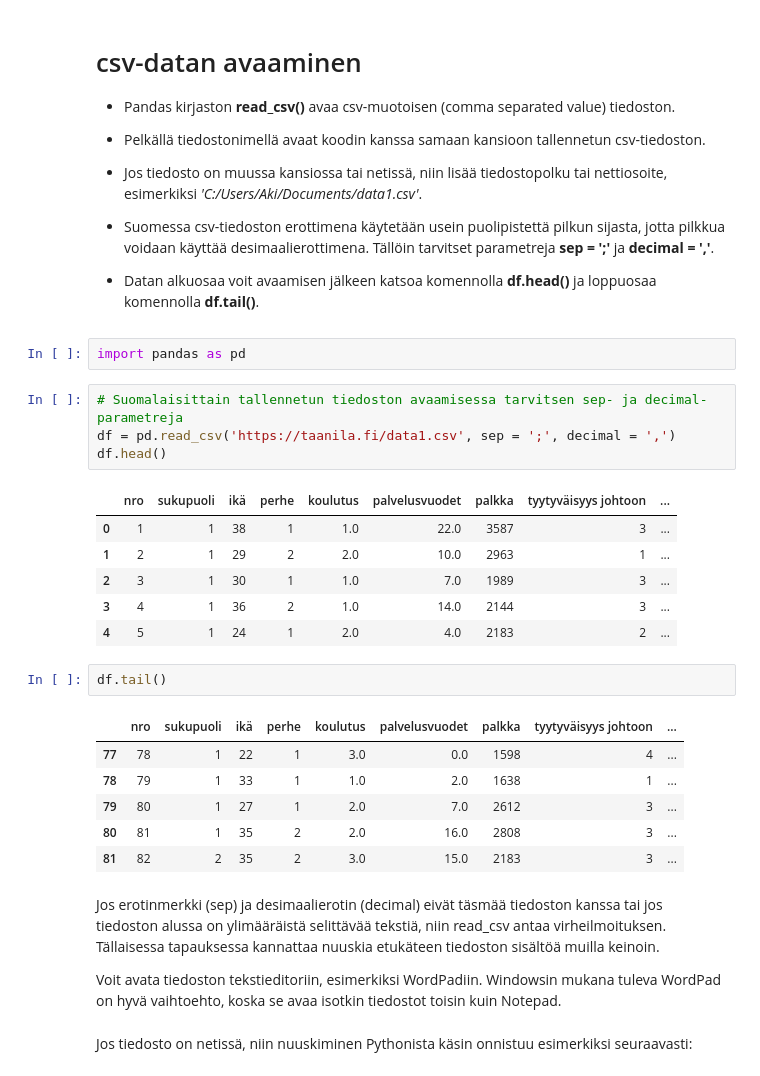
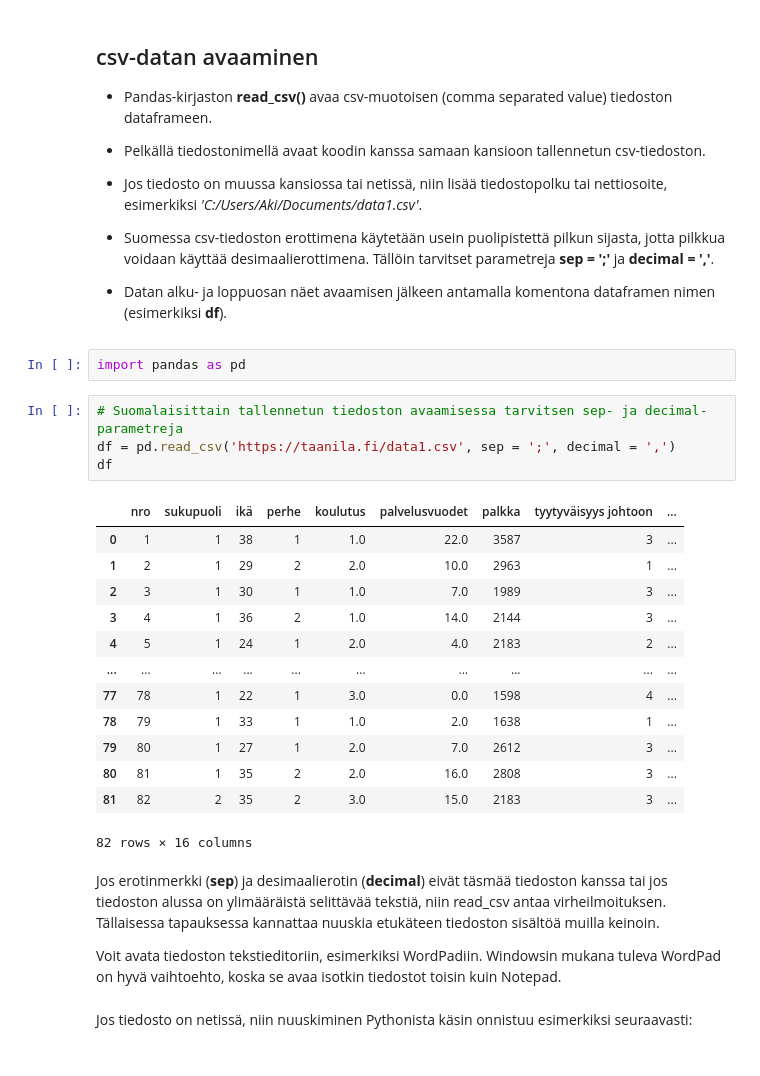
Before and after one commit to taanila/data, a Jupyter notebook: avaa_csv.ipynb, the cells around one changed output. Cells and saved outputs as stored; diff of their text form.

Commit message:
Data avaaminen csv-muotoisesta tiedostosta

```diff
--- a/avaa_csv.ipynb
+++ b/avaa_csv.ipynb
@@ -6,39 +6,37 @@ Päivitetty 2021-10-22 13:12:13.571628
 # %% [markdown]
-<h1>csv-datan avaaminen</h1>
+## csv-datan avaaminen
 
-- Pandas kirjaston <b>read_csv()</b> avaa csv-muotoisen (comma separated value) tiedoston.
+- Pandas-kirjaston **read_csv()** avaa csv-muotoisen (comma separated value) tiedoston dataframeen.
 
 - Pelkällä tiedostonimellä avaat koodin kanssa samaan kansioon tallennetun csv-tiedoston.
 
-- Jos tiedosto on muussa kansiossa tai netissä, niin lisää tiedostopolku tai nettiosoite, esimerkiksi <i>'C:/Users/Aki/Documents/data1.csv'</i>.
+- Jos tiedosto on muussa kansiossa tai netissä, niin lisää tiedostopolku tai nettiosoite, esimerkiksi *'C:/Users/Aki/Documents/data1.csv'*.
 
-- Suomessa csv-tiedoston erottimena käytetään usein puolipistettä pilkun sijasta, jotta pilkkua voidaan käyttää desimaalierottimena. Tällöin tarvitset parametreja <b>sep = ';'</b> ja <b>decimal = ','</b>.
+- Suomessa csv-tiedoston erottimena käytetään usein puolipistettä pilkun sijasta, jotta pilkkua voidaan käyttää desimaalierottimena. Tällöin tarvitset parametreja **sep = ';'** ja **decimal = ','**.
 
-- Datan alkuosaa voit avaamisen jälkeen katsoa komennolla <b>df.head()</b> ja loppuosaa komennolla <b>df.tail()</b>.
+- Datan alku- ja loppuosan näet avaamisen jälkeen antamalla komentona dataframen nimen (esimerkiksi **df**).
 # %%
 import pandas as pd
 # %%
 # Suomalaisittain tallennetun tiedoston avaamisessa tarvitsen sep- ja decimal-parametreja
 df = pd.read_csv('https://taanila.fi/data1.csv', sep = ';', decimal = ',')
-df.head()
+df
 # %% [output]
 |  | nro | sukupuoli | ikä | perhe | koulutus | palvelusvuodet | palkka | tyytyväisyys johtoon | ... |
 | 0 | 1 | 1 | 38 | 1 | 1.0 | 22.0 | 3587 | 3 | ... |
 | 1 | 2 | 1 | 29 | 2 | 2.0 | 10.0 | 2963 | 1 | ... |
 | 2 | 3 | 1 | 30 | 1 | 1.0 | 7.0 | 1989 | 3 | ... |
 | 3 | 4 | 1 | 36 | 2 | 1.0 | 14.0 | 2144 | 3 | ... |
 | 4 | 5 | 1 | 24 | 1 | 2.0 | 4.0 | 2183 | 2 | ... |
+| ... | ... | ... | ... | ... | ... | ... | ... | ... | ... |
+| 77 | 78 | 1 | 22 | 1 | 3.0 | 0.0 | 1598 | 4 | ... |
+| 78 | 79 | 1 | 33 | 1 | 1.0 | 2.0 | 1638 | 1 | ... |
+| 79 | 80 | 1 | 27 | 1 | 2.0 | 7.0 | 2612 | 3 | ... |
+| 80 | 81 | 1 | 35 | 2 | 2.0 | 16.0 | 2808 | 3 | ... |
+| 81 | 82 | 2 | 35 | 2 | 3.0 | 15.0 | 2183 | 3 | ... |
+82 rows × 16 columns
-# %%
-df.tail()
-# %% [output]
-|  | nro | sukupuoli | ikä | perhe | koulutus | palvelusvuodet | palkka | tyytyväisyys johtoon | ... |
-| 77 | 78 | 1 | 22 | 1 | 3.0 | 0.0 | 1598 | 4 | ... |
-| 78 | 79 | 1 | 33 | 1 | 1.0 | 2.0 | 1638 | 1 | ... |
-| 79 | 80 | 1 | 27 | 1 | 2.0 | 7.0 | 2612 | 3 | ... |
-| 80 | 81 | 1 | 35 | 2 | 2.0 | 16.0 | 2808 | 3 | ... |
-| 81 | 82 | 2 | 35 | 2 | 3.0 | 15.0 | 2183 | 3 | ... |
 # %% [markdown]
-Jos erotinmerkki (sep) ja desimaalierotin (decimal) eivät täsmää tiedoston kanssa tai jos tiedoston alussa on ylimääräistä selittävää tekstiä, niin read_csv antaa virheilmoituksen. Tällaisessa tapauksessa kannattaa nuuskia etukäteen tiedoston sisältöä muilla keinoin.
+Jos erotinmerkki (**sep**) ja desimaalierotin (**decimal**) eivät täsmää tiedoston kanssa tai jos tiedoston alussa on ylimääräistä selittävää tekstiä, niin read_csv antaa virheilmoituksen. Tällaisessa tapauksessa kannattaa nuuskia etukäteen tiedoston sisältöä muilla keinoin.
 
 Voit avata tiedoston tekstieditoriin, esimerkiksi WordPadiin. Windowsin mukana tuleva WordPad on hyvä vaihtoehto, koska se avaa isotkin tiedostot toisin kuin Notepad.
 # %% [markdown]
```
Also changed, not shown: parts of 4 cells of this notebook.
